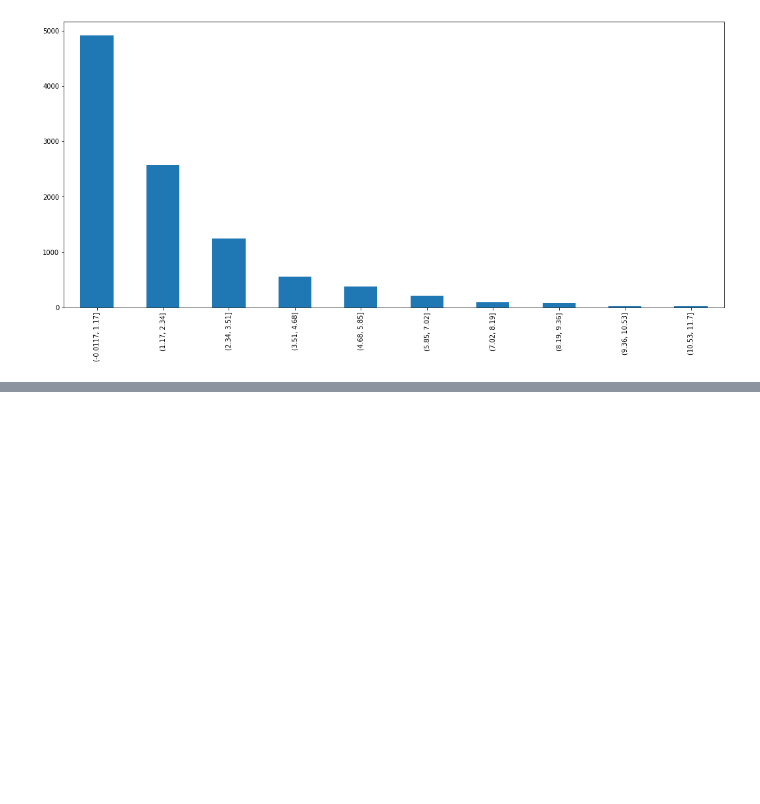
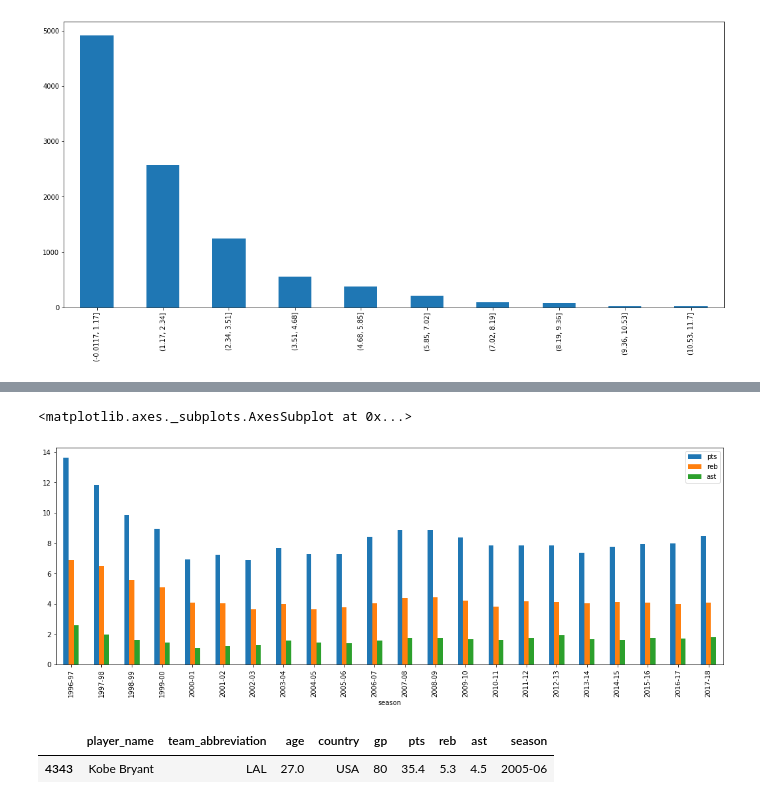
Before and after one commit to cristianosps/Introducao_Ciencia_de_Dados, a Jupyter notebook: Interpretacao_Estatistica_NBA_1996_2016.ipynb, the cells around one changed output, grey strips where cells are left out. Cells and saved outputs as stored; diff of their text form; code cells hidden in the pictures; blank space fills up the shorter version.

```diff
--- a/Interpretacao_Estatistica_NBA_1996_2016.ipynb
+++ b/Interpretacao_Estatistica_NBA_1996_2016.ipynb
@@ -559,0 +623,16 @@ counts.plot.bar(figsize=(18,8))
+# %%
+# [MÉDIA DE PONTOS - ESTRANGEIROS] : Média de Pontos de Jogador ESTRANGEIROS da NBA em determinada Temporada, considerando que o atleta disputou
+#                                    pelo menos um jogo pela liga
+
+# season: Temporada de referência
+# gp : Média de partidas de um jogador na temporada
+# pts: Média de pontos de um jogador na temporada
+# reb: Média de rebotes de um jogador na temporada
+# ast: Média de assitências de um jogador na temporada
+# age: Média de idade de um jogador na temporada
+# player_height: Média de altura de um jogador na temporada
+# player_weight: Média de peso de um jogador na temporada
+
+dataset_e = dataset1
+dataset_e[(dataset_e['gp']>0) & (dataset_e['country'] != 'USA')].groupby('season')['season','gp','pts','reb','ast', 'age',
+                                                                                   'player_height', 'player_weight'].mean()
@@ -559,0 +658,29 @@ counts.plot.bar(figsize=(18,8))
+# %%
+# [MÉDIA DE PONTOS - ESTRANGEIROS - GRÁFICO] : Gráfico da média de Pontos, média de rebotes e média de assistências para Jogadores ESTRANGEIROS da NBA
+#                                              em determinada Temporada, considerando que o atleta disputou pelo menos um jogo pela liga
+
+# season: Temporada de referência
+# pts: Média de pontos de um jogador na temporada
+# reb: Média de rebotes de um jogador na temporada
+# ast: Média de assitências de um jogador na temporada
+
+dataset_e[(dataset_e['gp']>0) & (dataset_e['country'] != 'USA')].groupby('season')['pts','reb','ast'].mean().plot.bar(figsize=(18, 6))
+# %% [output]
+<matplotlib.axes._subplots.AxesSubplot at 0x...>
+[figure, added]
+# %%
+# [MÉDIA DE PONTOS] : Jogador da NBA com a maior média de pontos na história da liga para uma temporada entre os anos de 1996 e 2018
+
+# team_abbreviation : Time/ franquia que o jogador defendia na temporada
+# gp : Média de partidas de um jogador na temporada
+# pts: Média de pontos de um jogador na temporada
+# reb: Média de rebotes de um jogador na temporada
+# ast: Média de assitências de um jogador na temporada
+# season: Temporada de referência
+
+dataset_s = dataset1[(dataset1['pts'] == dataset1['pts'].max())].groupby('player_name')
+dataset_s = dataset_s['player_name', 'team_abbreviation', 'age', 'country', 'gp', 'pts', 'reb', 'ast', 'season']
+dataset_s.head()
+# %% [output]
+|  | player_name | team_abbreviation | age | country | gp | pts | reb | ast | season |
+| 4343 | Kobe Bryant | LAL | 27.0 | USA | 80 | 35.4 | 5.3 | 4.5 | 2005-06 |
```
Also changed, not shown: parts of 30 cells of this notebook.
